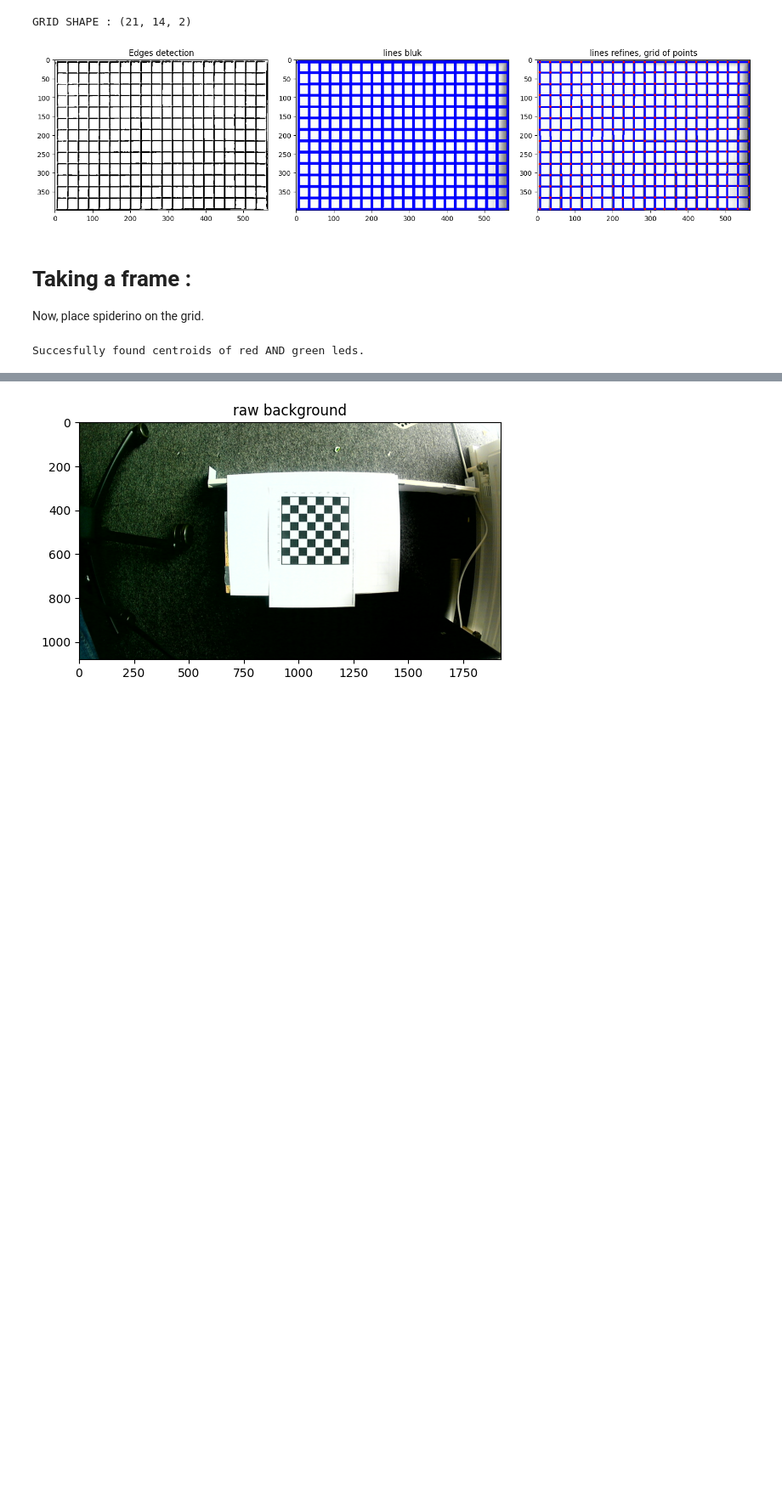
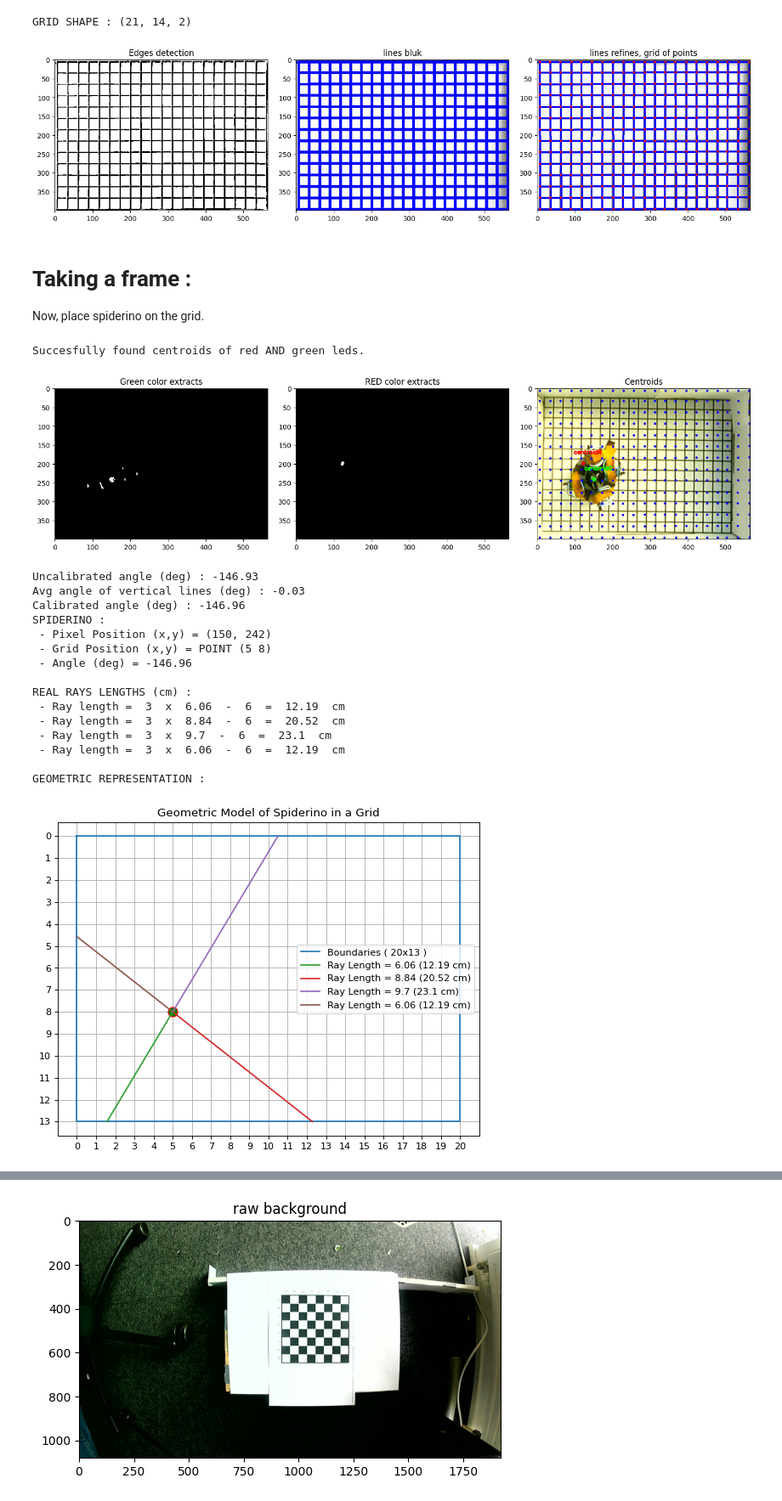
Before and after one commit to EmileBinot/spiderino-sensors-model, a Jupyter notebook: master-script/master-script.ipynb, the cells around one changed output, grey strips where cells are left out. Shown at 85% size. Saved outputs shown, nothing was run; the diff lists cells and outputs as text; code cells hidden in the pictures; blank space fills up the shorter version.

Commit message:
better color extraction

```diff
--- a/master-script/master-script.ipynb
+++ b/master-script/master-script.ipynb
@@ -526,28 +526,38 @@ Now, place spiderino on the grid.
 avgiter=5
 frame_raw = take_pic_undist(cam,avgiter,matrix,distortion,newcameramtx)
 
-prod = cv2.warpPerspective(frame_raw, M, paper_sheet.shape)
+frame_color = cv2.warpPerspective(frame_raw, M, paper_sheet.shape)
 
-frame_color = prod
 
+# Code from :
+# https://stackoverflow.com/questions/10948589
+# and https://stackoverflow.com/questions/30331944
 
 # RED BLOB EXTRACTION
 kernel = np.ones((2,2))
-frame_red_extract = np.copy(frame_color)
-frame_red_extract[(frame_red_extract[:,:,0] > 40) | (frame_red_extract[:,:,1]  > 40) | (frame_red_extract[:, :, 2] < 70) ]=0
-red_blobs = cv2.cvtColor(frame_red_extract, cv2.COLOR_BGR2GRAY)
+result = frame_color.copy()
+image = cv2.cvtColor(frame_color, cv2.COLOR_BGR2HSV)
+lower = np.array([155,25,0])
+upper = np.array([179,255,255])
+mask = cv2.inRange(image, lower, upper)
+result = cv2.bitwise_and(result, result, mask=mask)
+h, s, red_blobs = cv2.split(result)
 ret2,red_blobs_th = cv2.threshold(red_blobs,0,255,cv2.THRESH_BINARY+cv2.THRESH_OTSU)
-# red_blobs_erode = cv2.erode(red_blobs_th,kernel)
-red_blobs_dilate = cv2.dilate(red_blobs_th,kernel,iterations=2)
+red_blobs_erode = red_blobs_th
+red_blobs_dilate = cv2.dilate(red_blobs_erode,kernel,iterations=2)
 cXlistR,cYlistR = get_centroids(red_blobs_dilate)
 
-
 # GREEN BLOB EXTRACTION
-frame_green_extract = np.copy(frame_color)
-frame_green_extract[(frame_green_extract[:,:,0] > 45) | (frame_green_extract[:,:,1]  < 60) | (frame_green_extract[:, :, 2] > 40) ]=0
-green_blobs = cv2.cvtColor(frame_green_extract, cv2.COLOR_BGR2GRAY)
+kernel = np.ones((2,2))
+result = frame_color.copy()
+image = cv2.cvtColor(frame_color, cv2.COLOR_BGR2HSV)
+lower = np.array([40,150,25])
+upper = np.array([70,255,255])
+mask = cv2.inRange(image, lower, upper)
+result = cv2.bitwise_and(result, result, mask=mask)
+h, s, green_blobs = cv2.split(result)
 ret2,green_blobs_th = cv2.threshold(green_blobs,0,255,cv2.THRESH_BINARY+cv2.THRESH_OTSU)
-green_blobs_erode = cv2.erode(green_blobs_th,np.ones((1,1)))
+green_blobs_erode = green_blobs_th
 green_blobs_dilate = cv2.dilate(green_blobs_erode,kernel,iterations=2)
 cXlistG,cYlistG = get_centroids(green_blobs_dilate)
 
@@ -628,33 +638,50 @@ for each in spiderino.sensors_array :
 
 # SHOW VISUALIZER
 print("\nGEOMETRIC REPRESENTATION :")
 fig = plt.figure(figsize=(8, 6), dpi=80)
 ax = fig.add_subplot(1, 1, 1)
 plt.plot(*grid.boundaries.xy, label="Boundaries ( "+ str(grid.x_max) +"x"+ str(grid.y_max) +" )")
 plt.plot(*spiderino.pos.xy, marker="o", markersize=10, markeredgecolor="red", markerfacecolor="green")
 i=0
 for sensor in spiderino.sensors_array :
 
   plt.plot(*sensor.ray.xy, label="Ray Length = " + str(round((sensor.ray.length),2)) +" (" +str(real_rays[i])+" cm)")
   i=i+1
 leg = plt.legend()
 ax.set_xticks(np.arange(0,grid.x_max+1))
 ax.set_yticks(np.arange(0,grid.y_max+1))
 # ax.invert_yaxis()
 plt.gca().invert_yaxis()
 plt.grid(True)
 ax.title.set_text("Geometric Model of Spiderino in a Grid")
 plt.show()
 
 
 
 # imgee = imge.copy()
 # cv2.circle(imgee, (points_matrix[x_snap][y_snap]), 5, (0, 0,255), -1)
 # cv2.putText(imgee, "snap", (points_matr
 # ix[x_snap][y_snap][0] - 25, points_matrix[x_snap][y_snap][1] - 25),cv2.FONT_HERSHEY_SIMPLEX, 0.5, (0, 0, 255), 2)
 # nb_show("leds extract",imgee)
 # %% [output]
 Succesfully found centroids of red AND green leds.
+[figure, added]
+Uncalibrated angle (deg) : -146.93
+Avg angle of vertical lines (deg) : -0.03
+Calibrated angle (deg) : -146.96
+SPIDERINO :
+ - Pixel Position (x,y) = (150, 242)
+ - Grid Position (x,y) = POINT (5 8)
+ - Angle (deg) = -146.96
+
+REAL RAYS LENGTHS (cm) :
+ - Ray length =  3  x  6.06  -  6  =  12.19  cm
+ - Ray length =  3  x  8.84  -  6  =  20.52  cm
+ - Ray length =  3  x  9.7  -  6  =  23.1  cm
+ - Ray length =  3  x  6.06  -  6  =  12.19  cm
+
+GEOMETRIC REPRESENTATION :
+[figure, added]
 # %%
 import pandas as pd
 
```
Also changed, not shown: parts of 1 cell of this notebook, 2 other files.
